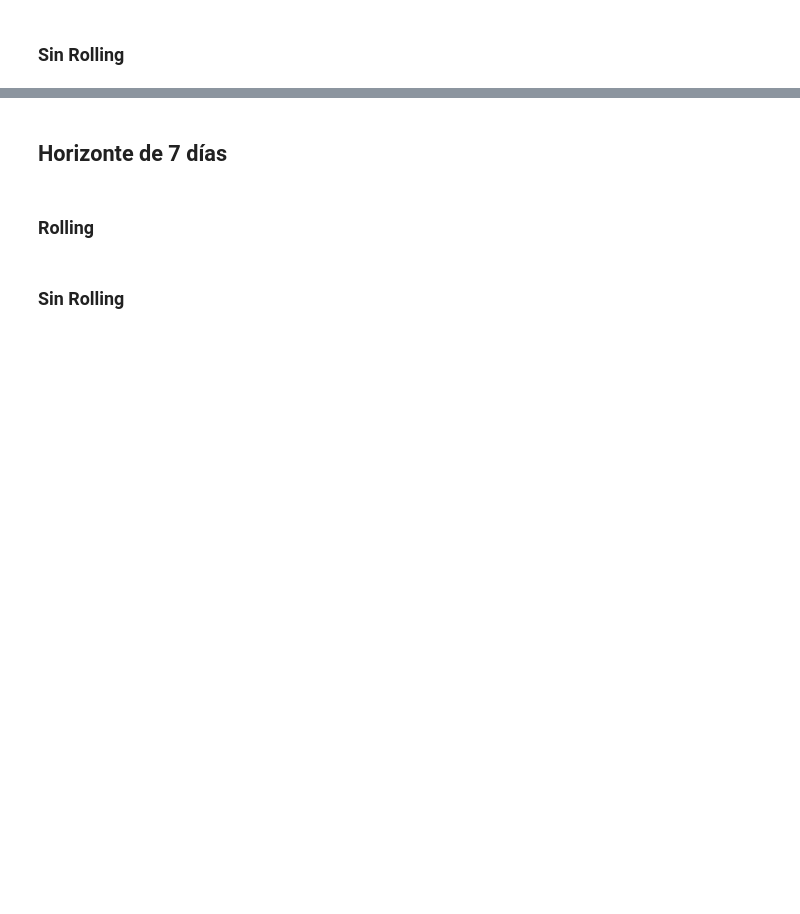
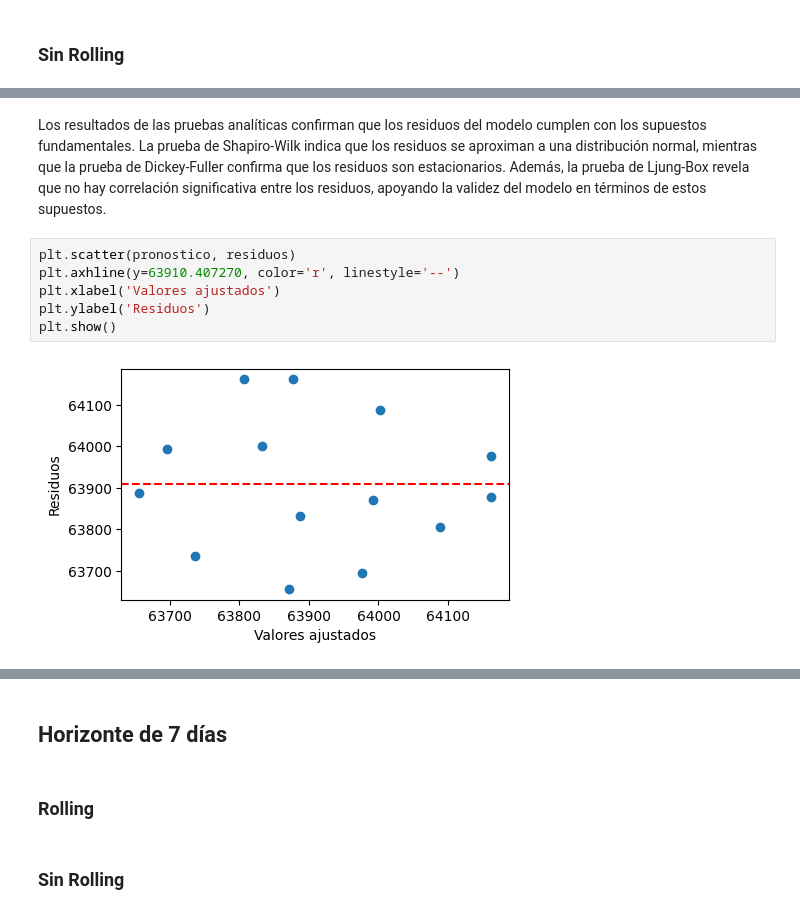
Before and after one commit to cjarango/DataViz, a Jupyter notebook: Act_1_JM.ipynb, the cells around one changed output, grey strips where cells are left out. Cells and saved outputs as stored; diff of their text form; blank space fills up the shorter version.

```diff
--- a/Act_1_JM.ipynb
+++ b/Act_1_JM.ipynb
@@ -1928,0 +2164,10 @@ Para el modelo ARIMA(4,1,4) en la ventana de 21 días, el enfoque con rolling mu
+# %% [markdown]
+Los resultados de las pruebas analíticas confirman que los residuos del modelo cumplen con los supuestos fundamentales. La prueba de Shapiro-Wilk indica que los residuos se aproximan a una distribución normal, mientras que la prueba de Dickey-Fuller confirma que los residuos son estacionarios. Además, la prueba de Ljung-Box revela que no hay correlación significativa entre los residuos, apoyando la validez del modelo en términos de estos supuestos.
+# %%
+plt.scatter(pronostico, residuos)
+plt.axhline(y=63910.407270, color='r', linestyle='--')
+plt.xlabel('Valores ajustados')
+plt.ylabel('Residuos')
+plt.show()
+# %% [output]
+[figure, added]
```
Also changed, not shown: parts of 30 cells of this notebook.
